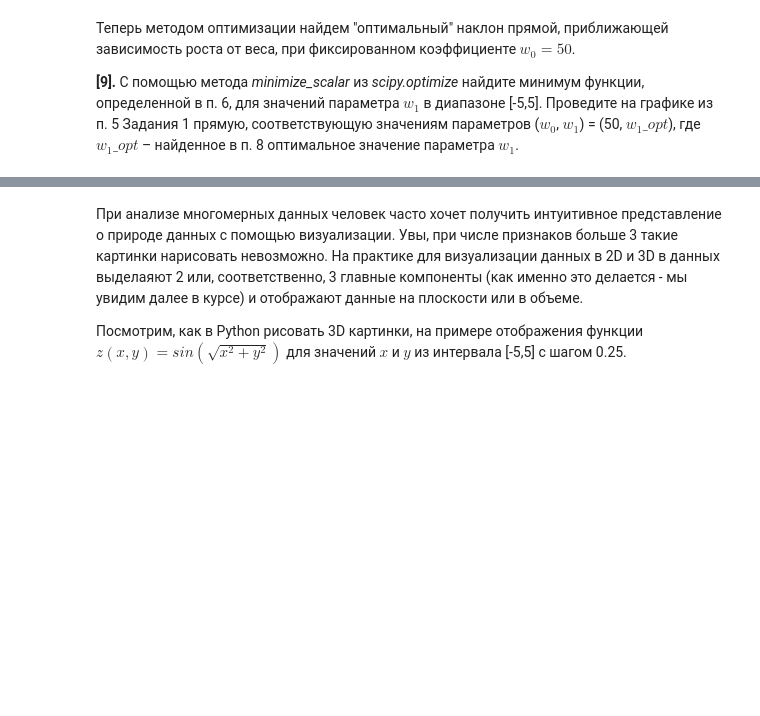
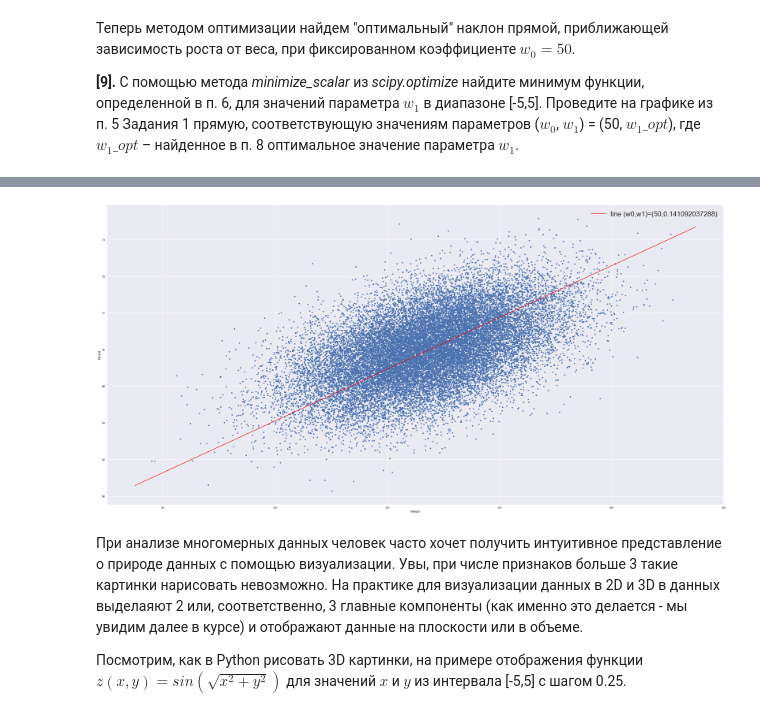
Before and after one commit to roman-urum/math-and-python, a Jupyter notebook: peer_review_linreg_height_weight.ipynb, the cells around one changed output, grey strips where cells are left out. Saved outputs shown, nothing was run; the diff lists cells and outputs as text; code cells hidden in the pictures; blank space fills up the shorter version.

```diff
--- a/peer_review_linreg_height_weight.ipynb
+++ b/peer_review_linreg_height_weight.ipynb
@@ -151,3 +158,11 @@ TypeError: inner() got multiple values for keyword argument 'ax'
+# %%
+sample=np.linspace(75, 175)
+data.plot(kind='scatter', x='Weight', y='Height', figsize=(40,20))
+plt.plot(sample, map(lambda x: 50 + w1_opt*x, sample), c='r', label='line (w0,w1)=(50,'+ str(w1_opt) +')')
+plt.legend(fontsize=25)
+plt.show()
+# %% [output]
+[figure, added]
 # %% [markdown]
 При анализе многомерных данных человек часто хочет получить интуитивное представление о природе данных с помощью визуализации. Увы, при числе признаков больше 3 такие картинки нарисовать невозможно. На практике для визуализации данных в 2D и 3D в данных выделаяют 2 или, соответственно, 3 главные компоненты (как именно это делается - мы увидим далее в курсе) и отображают данные на плоскости или в объеме.
 
```
Also changed, not shown: parts of 14 cells of this notebook, 1 other file.
